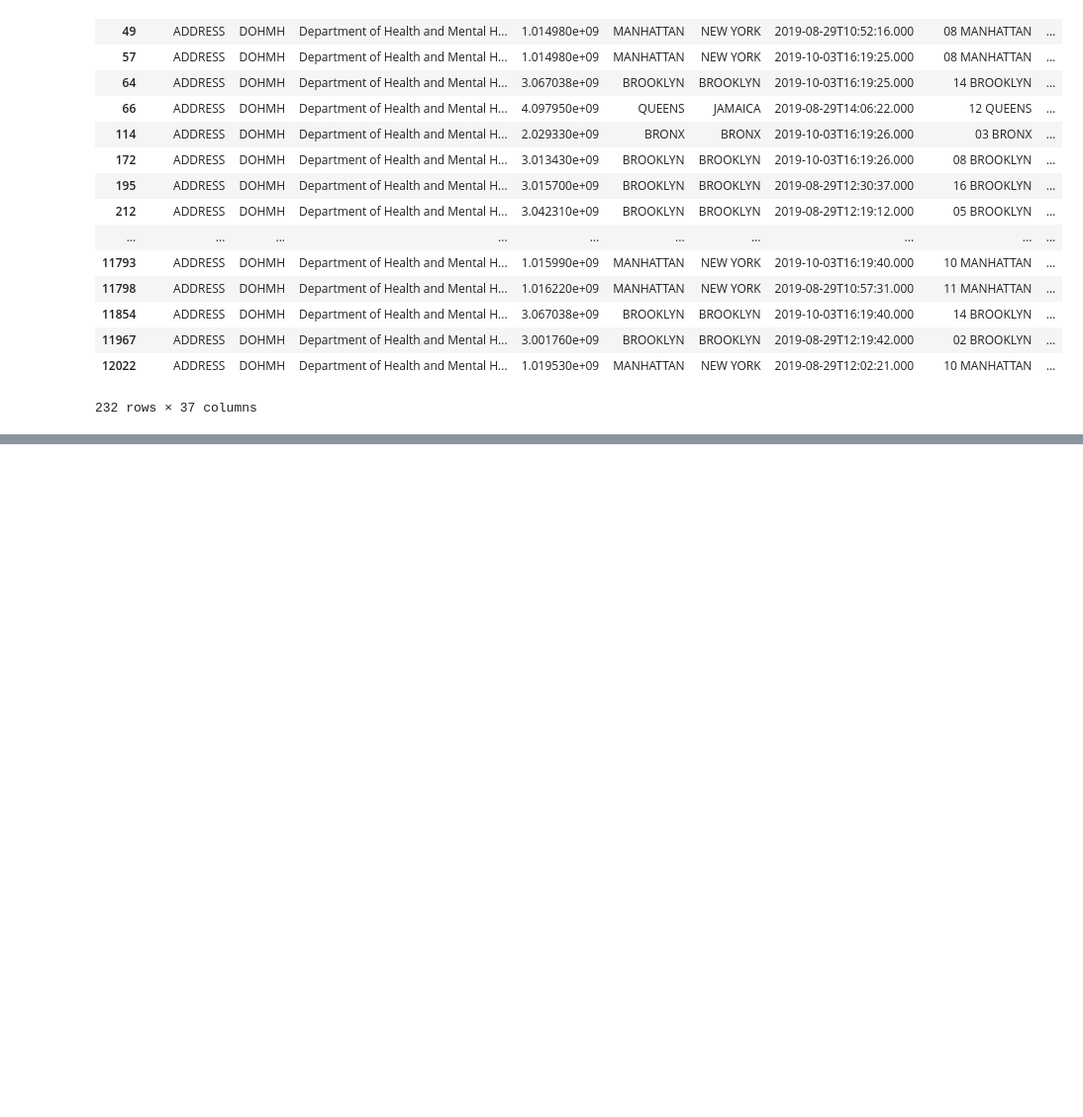
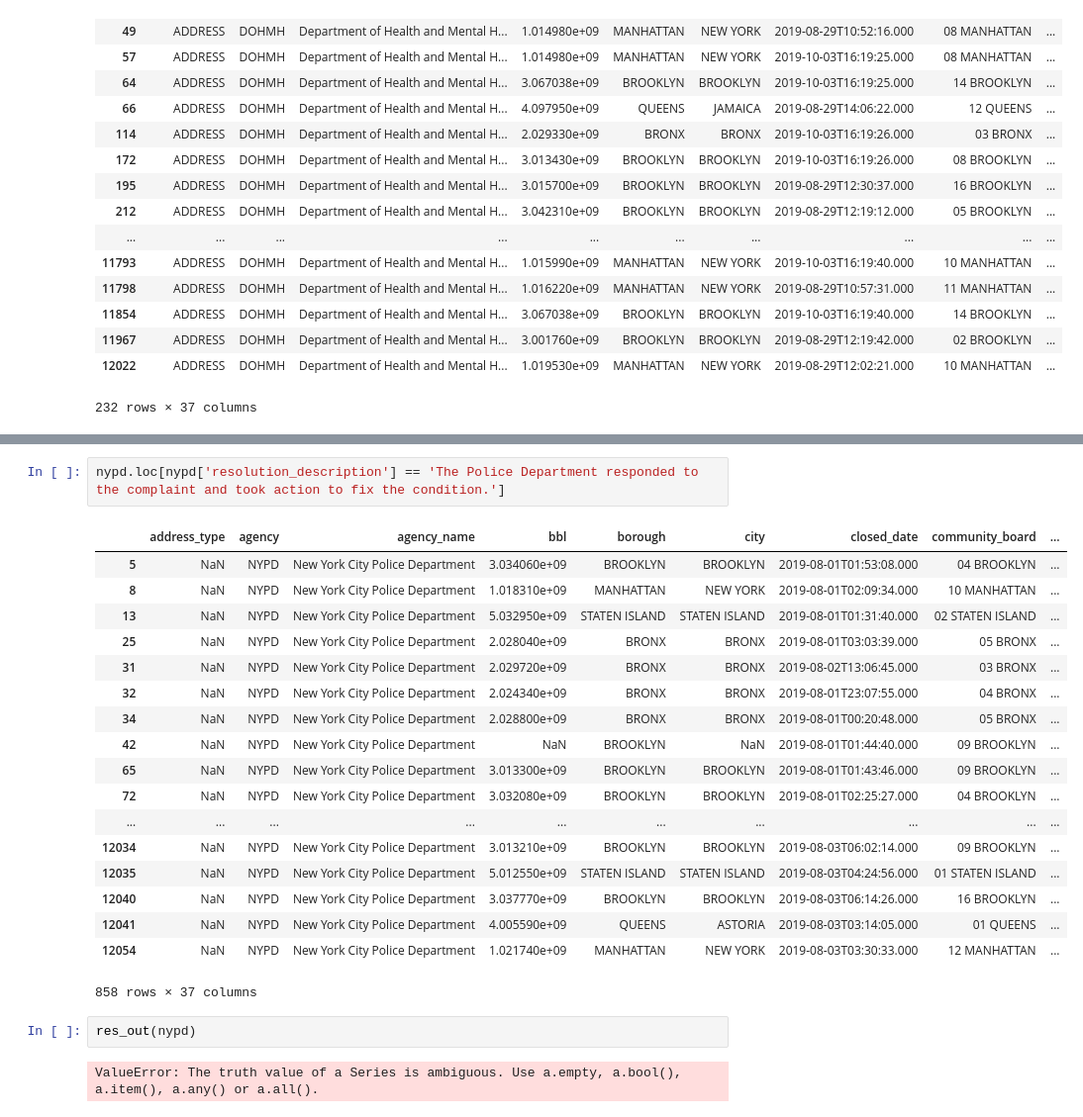
Before and after one commit to whohuhwhat/311_pt4, a Jupyter notebook: Function.ipynb, the cells around one changed output, grey strips where cells are left out. Shown at 99% size. Drawn from its saved outputs; the diff is of its cells as text; blank space fills up the shorter version.

```diff
--- a/Function.ipynb
+++ b/Function.ipynb
@@ -289,0 +329,25 @@ aug1[aug1['complaint_type']=='Rodent']
+# %%
+nypd.loc[nypd['resolution_description'] == 'The Police Department responded to the complaint and took action to fix the condition.']
+# %% [output]
+|  | address_type | agency | agency_name | bbl | borough | city | closed_date | community_board | ... |
+| 5 | NaN | NYPD | New York City Police Department | 3.034060e+09 | BROOKLYN | BROOKLYN | 2019-08-01T01:53:08.000 | 04 BROOKLYN | ... |
+| 8 | NaN | NYPD | New York City Police Department | 1.018310e+09 | MANHATTAN | NEW YORK | 2019-08-01T02:09:34.000 | 10 MANHATTAN | ... |
+| 13 | NaN | NYPD | New York City Police Department | 5.032950e+09 | STATEN ISLAND | STATEN ISLAND | 2019-08-01T01:31:40.000 | 02 STATEN ISLAND | ... |
+| 25 | NaN | NYPD | New York City Police Department | 2.028040e+09 | BRONX | BRONX | 2019-08-01T03:03:39.000 | 05 BRONX | ... |
+| 31 | NaN | NYPD | New York City Police Department | 2.029720e+09 | BRONX | BRONX | 2019-08-02T13:06:45.000 | 03 BRONX | ... |
+| 32 | NaN | NYPD | New York City Police Department | 2.024340e+09 | BRONX | BRONX | 2019-08-01T23:07:55.000 | 04 BRONX | ... |
+| 34 | NaN | NYPD | New York City Police Department | 2.028800e+09 | BRONX | BRONX | 2019-08-01T00:20:48.000 | 05 BRONX | ... |
+| 42 | NaN | NYPD | New York City Police Department | NaN | BROOKLYN | NaN | 2019-08-01T01:44:40.000 | 09 BROOKLYN | ... |
+| 65 | NaN | NYPD | New York City Police Department | 3.013300e+09 | BROOKLYN | BROOKLYN | 2019-08-01T01:43:46.000 | 09 BROOKLYN | ... |
+| 72 | NaN | NYPD | New York City Police Department | 3.032080e+09 | BROOKLYN | BROOKLYN | 2019-08-01T02:25:27.000 | 04 BROOKLYN | ... |
+| ... | ... | ... | ... | ... | ... | ... | ... | ... | ... |
+| 12034 | NaN | NYPD | New York City Police Department | 3.013210e+09 | BROOKLYN | BROOKLYN | 2019-08-03T06:02:14.000 | 09 BROOKLYN | ... |
+| 12035 | NaN | NYPD | New York City Police Department | 5.012550e+09 | STATEN ISLAND | STATEN ISLAND | 2019-08-03T04:24:56.000 | 01 STATEN ISLAND | ... |
+| 12040 | NaN | NYPD | New York City Police Department | 3.037770e+09 | BROOKLYN | BROOKLYN | 2019-08-03T06:14:26.000 | 16 BROOKLYN | ... |
+| 12041 | NaN | NYPD | New York City Police Department | 4.005590e+09 | QUEENS | ASTORIA | 2019-08-03T03:14:05.000 | 01 QUEENS | ... |
+| 12054 | NaN | NYPD | New York City Police Department | 1.021740e+09 | MANHATTAN | NEW YORK | 2019-08-03T03:30:33.000 | 12 MANHATTAN | ... |
+858 rows × 37 columns
+# %%
+res_out(nypd)
+# %% [output]
+ValueError: The truth value of a Series is ambiguous. Use a.empty, a.bool(), a.item(), a.any() or a.all().
```
Also changed, not shown: parts of 4 cells of this notebook.
